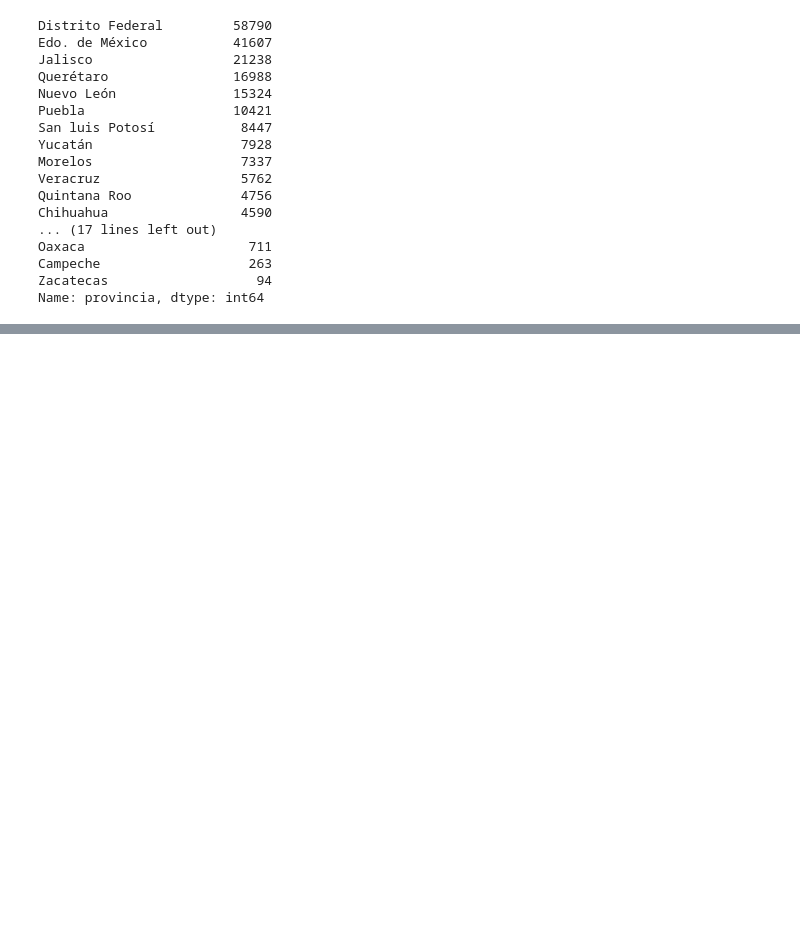
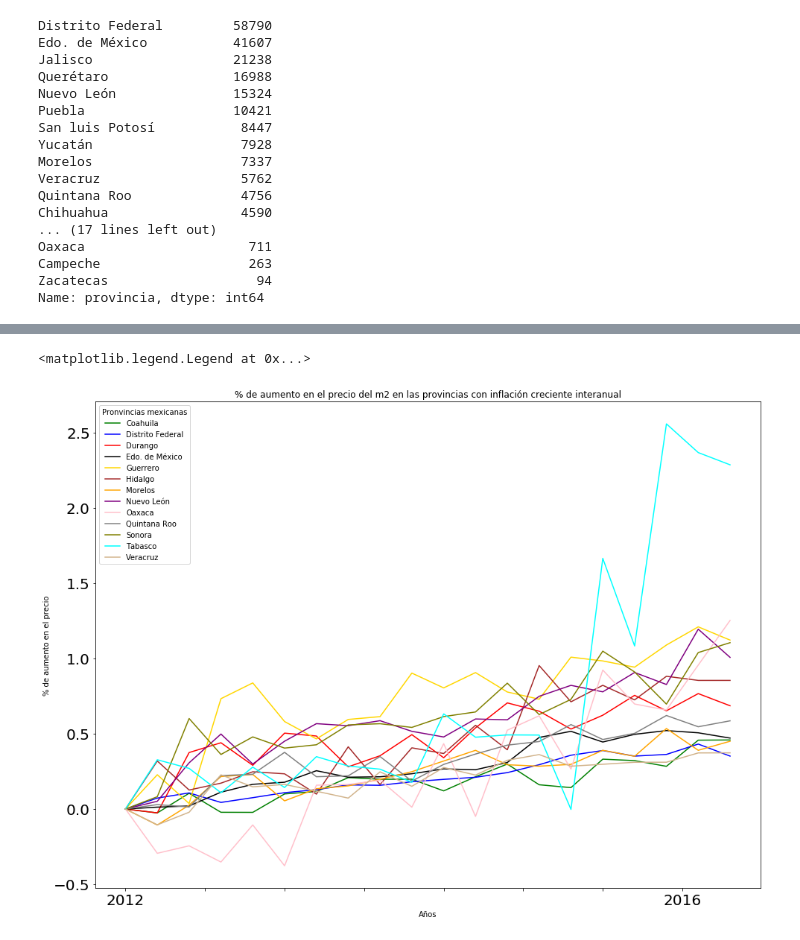
Before and after one commit to BraianV/Datos2019-2doCuatri, a Jupyter notebook: Analisis sobre el m2 en Mexico.ipynb, the cells around one changed output, grey strips where cells are left out. Cells and saved outputs as stored; diff of their text form; code cells hidden in the pictures; blank space fills up the shorter version.

```diff
--- a/Analisis sobre el m2 en Mexico.ipynb
+++ b/Analisis sobre el m2 en Mexico.ipynb
@@ -122,0 +255,6 @@ Length: 155, dtype: int64
+# %%
+colors = ['green','blue','red','black','gold','brown','orange','purple','pink','grey','olive','cyan','tan']
+
+plotDf = dfMean.set_index('provincia').T.fillna(0).cumsum()#.plot(figsize = (16,14),color = colors)
+plotDf = plotDf.set_index(plotDf.index.get_level_values(0)+'_'+ plotDf.index.get_level_values(1))
+plotDf
@@ -122,0 +279,9 @@ Length: 155, dtype: int64
+# %%
+fig = plotDf.plot(figsize = (16,12),color = colors, title = "% de aumento en el precio del m2 en las provincias con inflación creciente interanual", fontsize = 20)
+fig.set_ylabel("% de aumento en el precio",fontsize = 10)
+fig.set_xlabel("Años",fontsize = 10)
+fig.set_xticklabels(['','2012','','','','','','','2016'])
+fig.legend(title = "Pronvincias mexicanas")
+# %% [output]
+<matplotlib.legend.Legend at 0x...>
+[figure, added]
```
Also changed, not shown: parts of 22 cells of this notebook, 1 other file.
